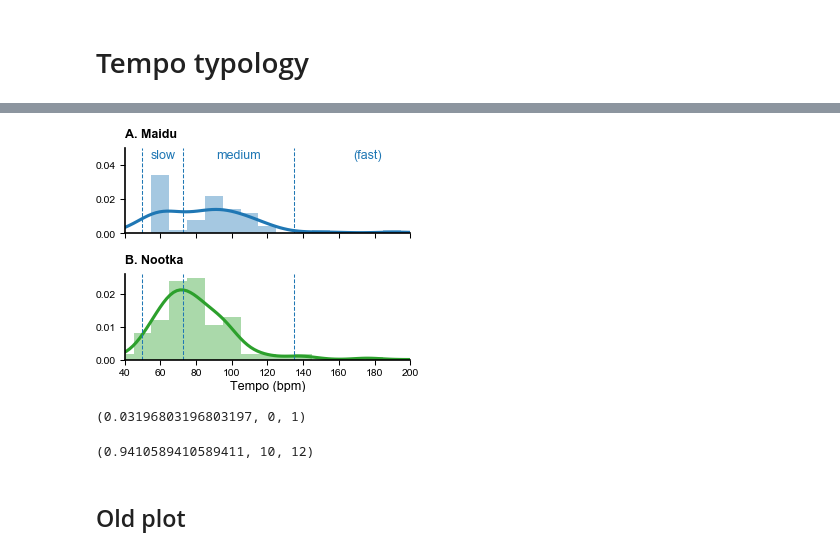
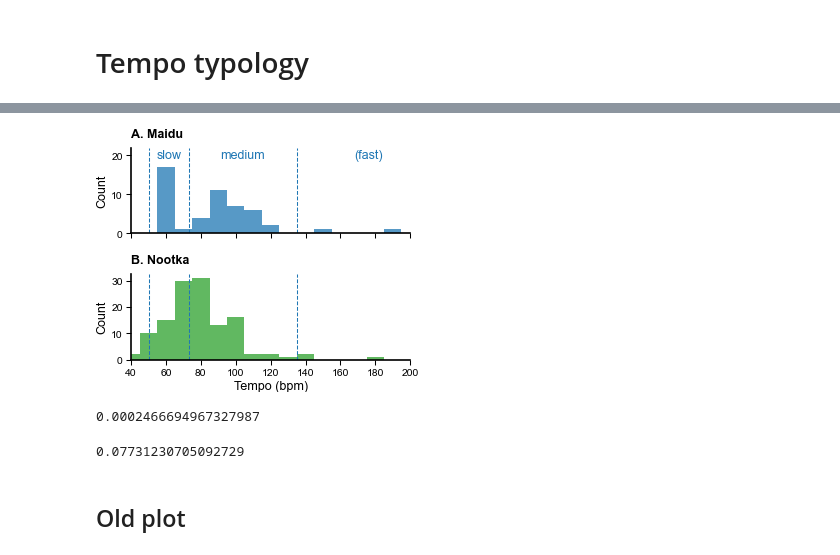
Before and after one commit to bacor/shapes-of-music, a Jupyter notebook: clean_notebooks/Tempo Typology.ipynb, the cells around one changed output, grey strips where cells are left out. Drawn from its saved outputs; the diff is of its cells as text; code cells hidden in the pictures.

```diff
--- a/clean_notebooks/Tempo Typology.ipynb
+++ b/clean_notebooks/Tempo Typology.ipynb
@@ -42,44 +65,47 @@ nootka_tempi = tempi.query("culture=='nootka'").bpm
 # %%
 fig, (ax1, ax2) = plt.subplots(2, figsize=cm2inch(6, 5), tight_layout=True, sharex=True)
 
-dist_props = dict(bins=np.arange(35,255,10))
+dist_props = dict(binrange=(35, 255), binwidth=10, lw=0)
 
 def maidu_categories(ax):
     ax.axvline(50, c='C0', ls='--', lw=.5)
     ax.axvline(73, c='C0', ls='--', lw=.5)
     ax.axvline(135, c='C0', ls='--', lw=.5)
 
 title('A. Maidu', ax=ax1)
-sns.distplot(maidu_tempi, ax=ax1, **dist_props)
+sns.histplot(maidu_tempi, ax=ax1, **dist_props)
 plt.xlim(40, 200)
-ax1.set_ylim(0, 0.05)
+ax1.set_ylim(0, 22)
 ax1.set_xlabel('')
 maidu_categories(ax1)
-textprops = dict(xycoords='axes fraction', xytext=(0, -5), textcoords='offset points',
-            color='C0', fontsize=6)
+textprops = dict(
+    xycoords='axes fraction',
+    xytext=(0, -5), textcoords='offset points',
+    color='C0', fontsize=6
+)
 ax1.annotate('slow', (.09, 1), **textprops)
 ax1.annotate('medium', (.32, 1), **textprops)
 ax1.annotate('(fast)', (.8, 1), **textprops)
 
 plt.sca(ax2)
 title('B. Nootka')
-sns.distplot(nootka_tempi, color='C2', ax=ax2, **dist_props)
+sns.histplot(nootka_tempi, color='C2', ax=ax2, **dist_props)
 maidu_categories(ax2)
 plt.xlabel('Tempo (bpm)')
 
 plt.savefig('../figures/fig-tempo-typology/tempo-distributions-raw.pdf')
 # %% [output]
-[figure, old version]
+[figure, new version]
 # %%
-dip, pval, (left_idx, right_idx) = diptest(np.msort(maidu_tempi), is_hist=False, numt=1000)
-pval, left_idx, right_idx
+dip, pval = diptest(maidu_tempi)
+pval
 # %% [output]
-(0.03196803196803197, 0, 1)
+0.0002466694967327987
 # %%
-dip, pval, (left_idx, right_idx) = diptest(np.msort(nootka_tempi), is_hist=False, numt=1000)
-pval, left_idx, right_idx
+dip, pval = diptest(nootka_tempi)
+pval
 # %% [output]
-(0.9410589410589411, 10, 12)
+0.07731230705092729
 # %% [markdown]
 ## Old plot
 # %%
```
Also changed, not shown: parts of 3 cells of this notebook, 6 other files.
